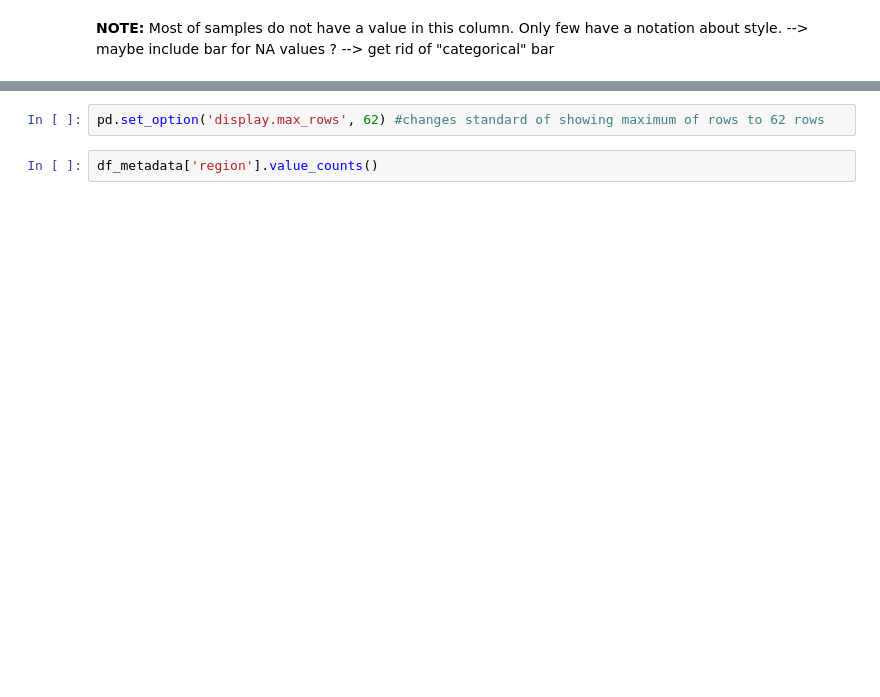
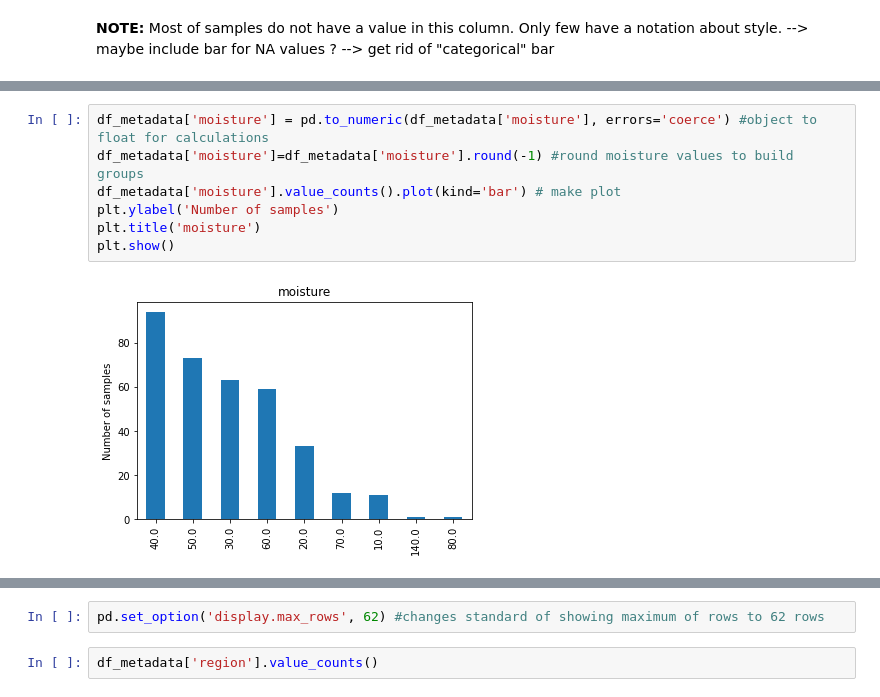
Before and after one commit to besutter1/Cheez-Eyez, a Jupyter notebook: metadata.ipynb, the cells around one changed output, grey strips where cells are left out. Drawn from its saved outputs; the diff is of its cells as text; blank space fills up the shorter version.

```diff
--- a/metadata.ipynb
+++ b/metadata.ipynb
@@ -58,3 +123,12 @@ plt.show()
+# %%
+df_metadata['moisture'] = pd.to_numeric(df_metadata['moisture'], errors='coerce') #object to float for calculations
+df_metadata['moisture']=df_metadata['moisture'].round(-1) #round moisture values to build groups
+df_metadata['moisture'].value_counts().plot(kind='bar') # make plot
+plt.ylabel('Number of samples')
+plt.title('moisture')
+plt.show()
+# %% [output]
+[figure, added]
 # %%
 df_metadata['region'].value_counts().plot(kind='bar', figsize=(14, 4)) #figsize is for changing size of figure
 plt.ylabel('Number of samples')
```
Also changed, not shown: parts of 12 cells of this notebook.
